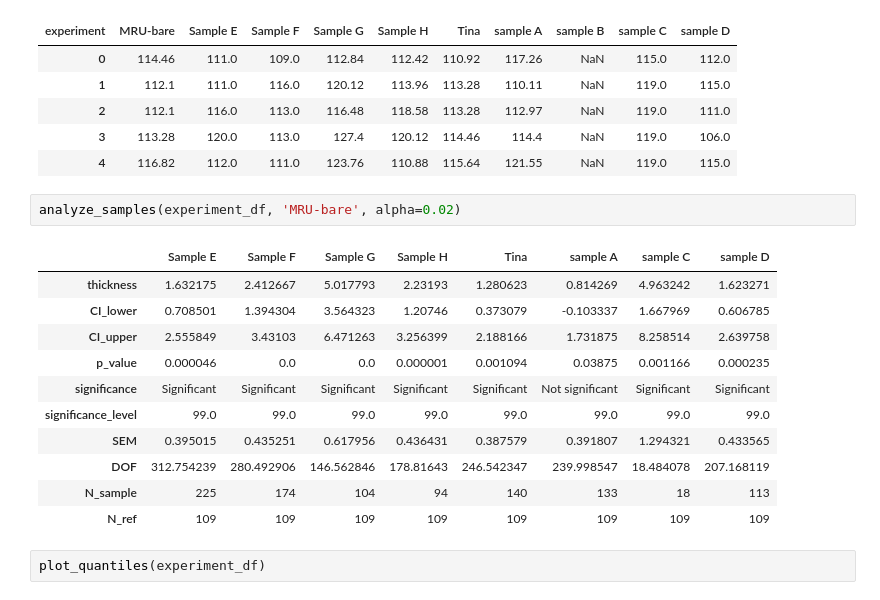
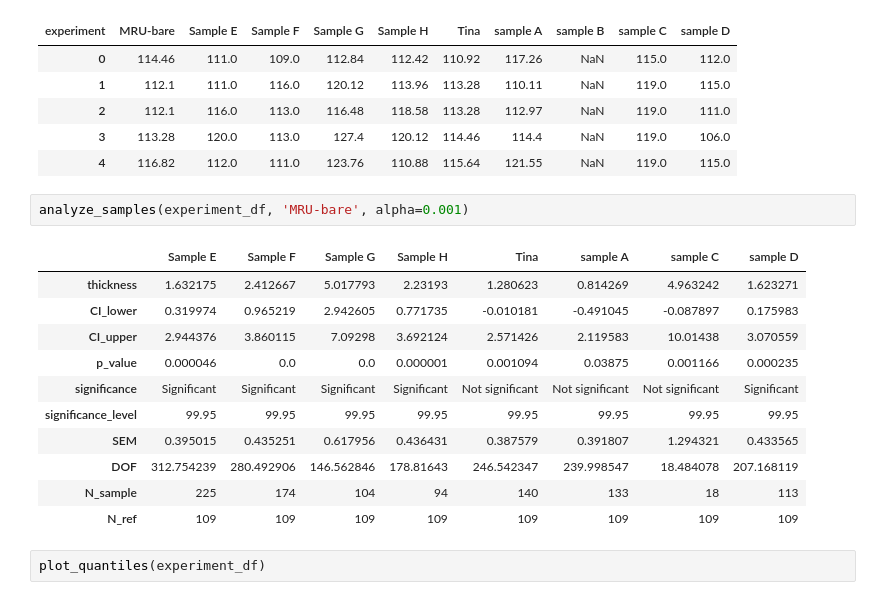
Before and after one commit to biolographer/NanoparticlesSAM, a Jupyter notebook: particle_analysis.ipynb, the cells around one changed output. Cells and saved outputs as stored; diff of their text form.

```diff
--- a/particle_analysis.ipynb
+++ b/particle_analysis.ipynb
@@ -74,15 +86,15 @@ experiment_df.head()
 | 3 | 113.28 | 120.0 | 113.0 | 127.4 | 120.12 | 114.46 | 114.4 | NaN | 119.0 | 106.0 |
 | 4 | 116.82 | 112.0 | 111.0 | 123.76 | 110.88 | 115.64 | 121.55 | NaN | 119.0 | 115.0 |
 # %%
-analyze_samples(experiment_df, 'MRU-bare', alpha=0.02)
+analyze_samples(experiment_df, 'MRU-bare', alpha=0.001)
 # %% [output]
 |  | Sample E | Sample F | Sample G | Sample H | Tina | sample A | sample C | sample D |
 | thickness | 1.632175 | 2.412667 | 5.017793 | 2.23193 | 1.280623 | 0.814269 | 4.963242 | 1.623271 |
-| CI_lower | 0.708501 | 1.394304 | 3.564323 | 1.20746 | 0.373079 | -0.103337 | 1.667969 | 0.606785 |
-| CI_upper | 2.555849 | 3.43103 | 6.471263 | 3.256399 | 2.188166 | 1.731875 | 8.258514 | 2.639758 |
+| CI_lower | 0.319974 | 0.965219 | 2.942605 | 0.771735 | -0.010181 | -0.491045 | -0.087897 | 0.175983 |
+| CI_upper | 2.944376 | 3.860115 | 7.09298 | 3.692124 | 2.571426 | 2.119583 | 10.01438 | 3.070559 |
 | p_value | 0.000046 | 0.0 | 0.0 | 0.000001 | 0.001094 | 0.03875 | 0.001166 | 0.000235 |
-| significance | Significant | Significant | Significant | Significant | Significant | Not significant | Significant | Significant |
-| significance_level | 99.0 | 99.0 | 99.0 | 99.0 | 99.0 | 99.0 | 99.0 | 99.0 |
+| significance | Significant | Significant | Significant | Significant | Not significant | Not significant | Not significant | Significant |
+| significance_level | 99.95 | 99.95 | 99.95 | 99.95 | 99.95 | 99.95 | 99.95 | 99.95 |
 | SEM | 0.395015 | 0.435251 | 0.617956 | 0.436431 | 0.387579 | 0.391807 | 1.294321 | 0.433565 |
 | DOF | 312.754239 | 280.492906 | 146.562846 | 178.81643 | 246.542347 | 239.998547 | 18.484078 | 207.168119 |
 | N_sample | 225 | 174 | 104 | 94 | 140 | 133 | 18 | 113 |
```
Also changed, not shown: parts of 4 cells of this notebook.
